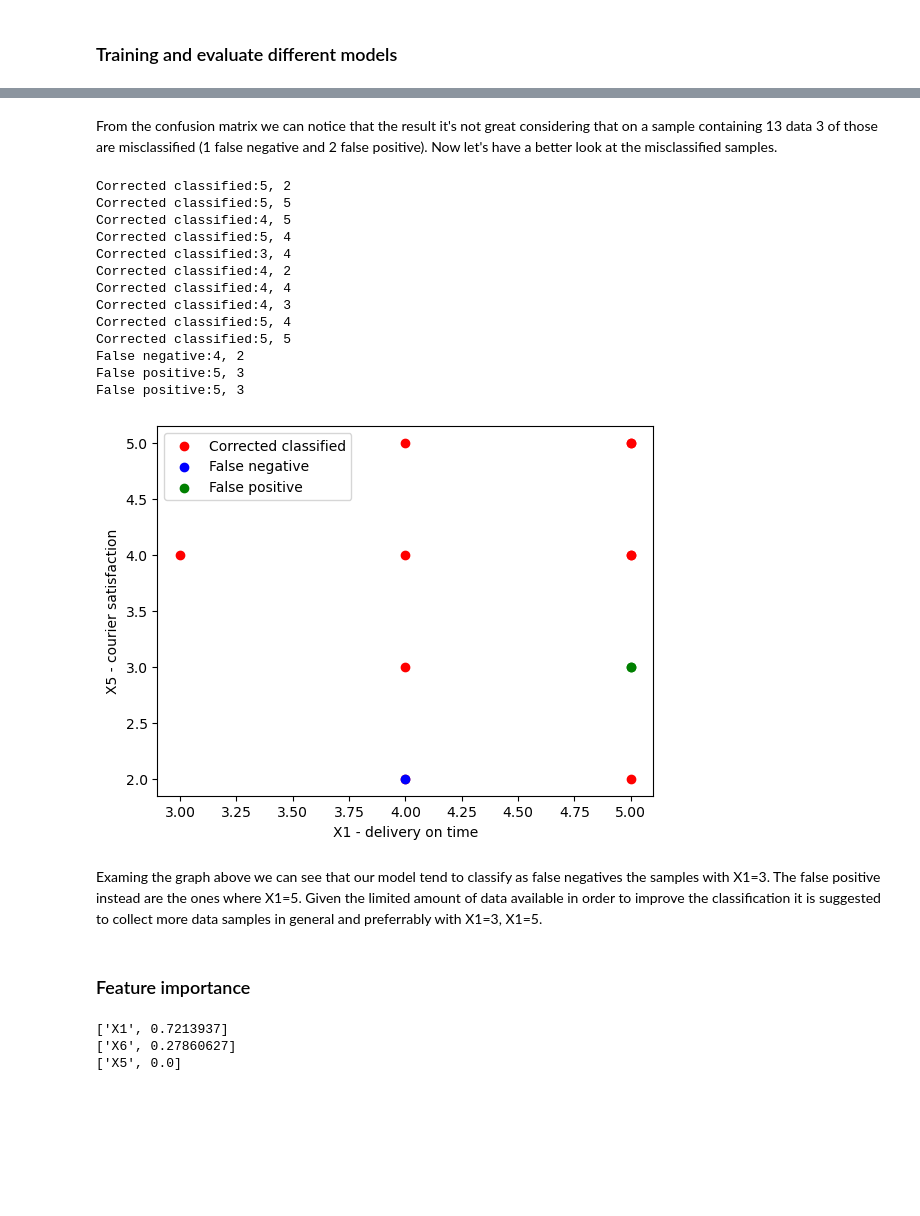
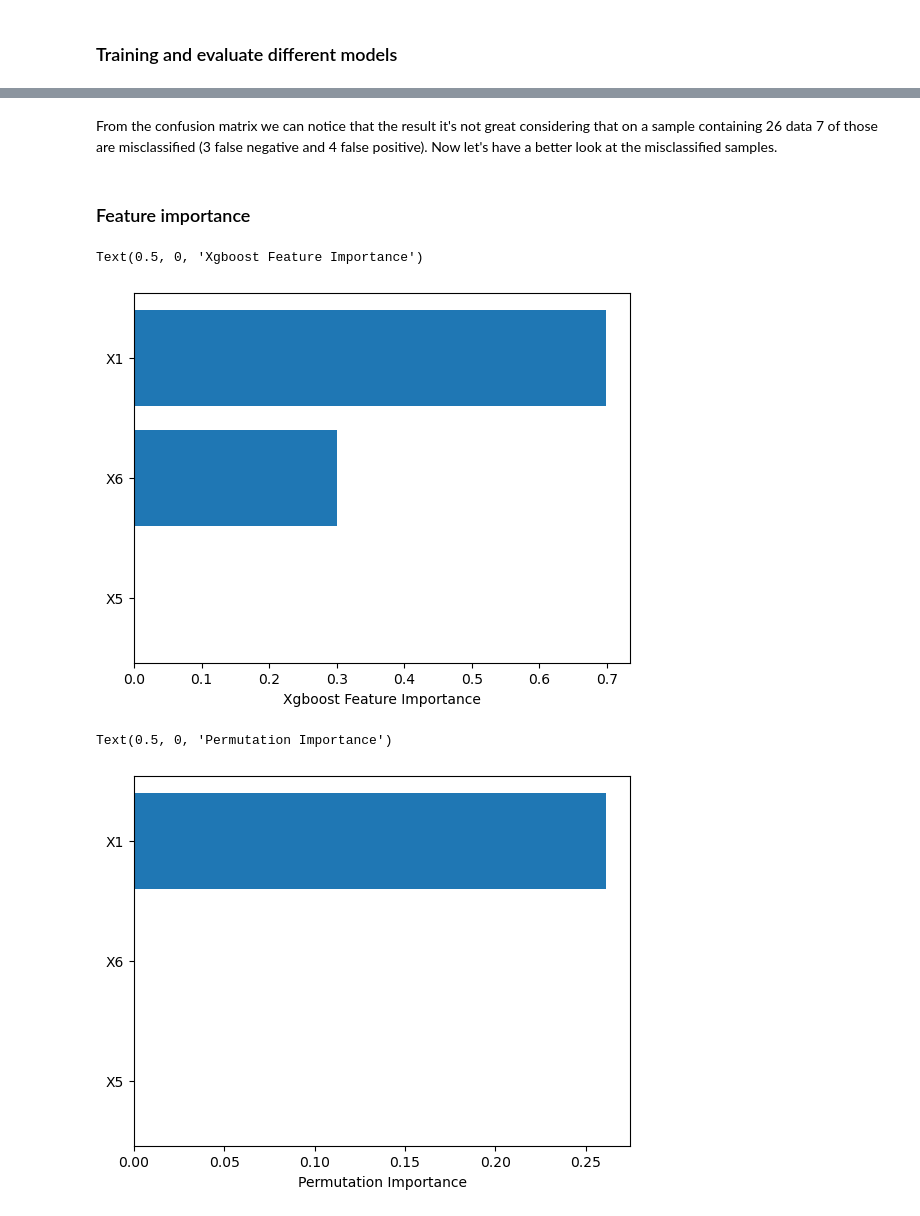
Before and after one commit to chiara89/mFi8znFt4ZE6Spwv, a Jupyter notebook: happyCustomerModel.ipynb, the cells around one changed output, grey strips where cells are left out. Saved outputs shown, nothing was run; the diff lists cells and outputs as text; code cells hidden in the pictures; blank space fills up the shorter version.

Commit message:
Improved graphs and feature importance

```diff
--- a/happyCustomerModel.ipynb
+++ b/happyCustomerModel.ipynb
@@ -370,4 +379,5 @@ print(X.shape, y.shape)
 # %% [output]
 (126, 3) (126,)
 # %%
-X_train, X_test, y_train, y_test = train_test_split(X, y, test_size=0.10, random_state=50)
+X_train, X_test, y_train, y_test = train_test_split(X, y, test_size=0.20, random_state=0)
+print(X_test.shape)
@@ -438,2 +450,2 @@ Number of true positive: 5, number of false negative:1, number of true negatives
 # %% [markdown]
-From the confusion matrix we can notice that the result it's not great considering that on a sample containing 13 data 3 of those are misclassified (1 false negative and 2 false positive). Now let's have a better look at the misclassified samples.
+From the confusion matrix we can notice that the result it's not great considering that on a sample containing 26 data 7 of those are misclassified (3 false negative and 4 false positive). Now let's have a better look at the misclassified samples.
@@ -452,42 +452,19 @@ for ind, el in np.ndenumerate(bst_preds):
-# %%
-#fig, ax = plt.subplots()
-for el in idx_correct_classified:
-    a=plt.scatter(X_test.X1.values[el], X_test.X5.values[el], color='red', label='Corrected classified')
-    print(f"Corrected classified:{X_test.X1.values[el]}, {X_test.X5.values[el]}")
-for el in idx_false_negative:
-    b=plt.scatter(X_test.X1.values[el], X_test.X5.values[el], color='blue', label='False negative')
-    print(f"False negative:{X_test.X1.values[el]}, {X_test.X5.values[el]}")
-for el in idx_false_positive:
-    c=plt.scatter(X_test.X1.values[el], X_test.X5.values[el], color='green', label='False positive')
-    print(f"False positive:{X_test.X1.values[el]}, {X_test.X5.values[el]}")
-plt.legend((a,b,c),('Corrected classified','False negative','False positive'))
-plt.xlabel("X1 - delivery on time")
-plt.ylabel("X5 - courier satisfaction")
-plt.show()
-# %% [output]
-Corrected classified:5, 2
-Corrected classified:5, 5
-Corrected classified:4, 5
-Corrected classified:5, 4
-Corrected classified:3, 4
-Corrected classified:4, 2
-Corrected classified:4, 4
-Corrected classified:4, 3
-Corrected classified:5, 4
-Corrected classified:5, 5
-False negative:4, 2
-False positive:5, 3
-False positive:5, 3
-[figure, removed]
-# %% [markdown]
-Examing the graph above we can see that our model tend to classify as false negatives the samples with X1=3. The false positive instead are the ones where X1=5. Given the limited amount of data available in order to improve the classification it is suggested to collect more data samples in general and preferrably with X1=3, X1=5.
 # %% [markdown]
 ### Feature importance
+# %%
+# bult-in feature importance
+sorted_idx = bst.feature_importances_.argsort()
+plt.barh(X_test.columns[sorted_idx], bst.feature_importances_[sorted_idx])
+plt.xlabel("Xgboost Feature Importance")
+# %% [output]
+Text(0.5, 0, 'Xgboost Feature Importance')
+[figure, added]
 # %%
-sorted_idx = np.argsort(bst.feature_importances_)[::-1]
-for index in sorted_idx:
-    print([X_train.columns[index], bst.feature_importances_[index]])
+# permutation importance
+perm_importance = permutation_importance(bst, X_test, y_test)
+sorted_idx = perm_importance.importances_mean.argsort()
+plt.barh(X_test.columns[sorted_idx], perm_importance.importances_mean[sorted_idx])
+plt.xlabel("Permutation Importance")
 # %% [output]
-['X1', 0.7213937]
-['X6', 0.27860627]
-['X5', 0.0]
+Text(0.5, 0, 'Permutation Importance')
+[figure, added]
```
Also changed, not shown: parts of 18 cells of this notebook.
